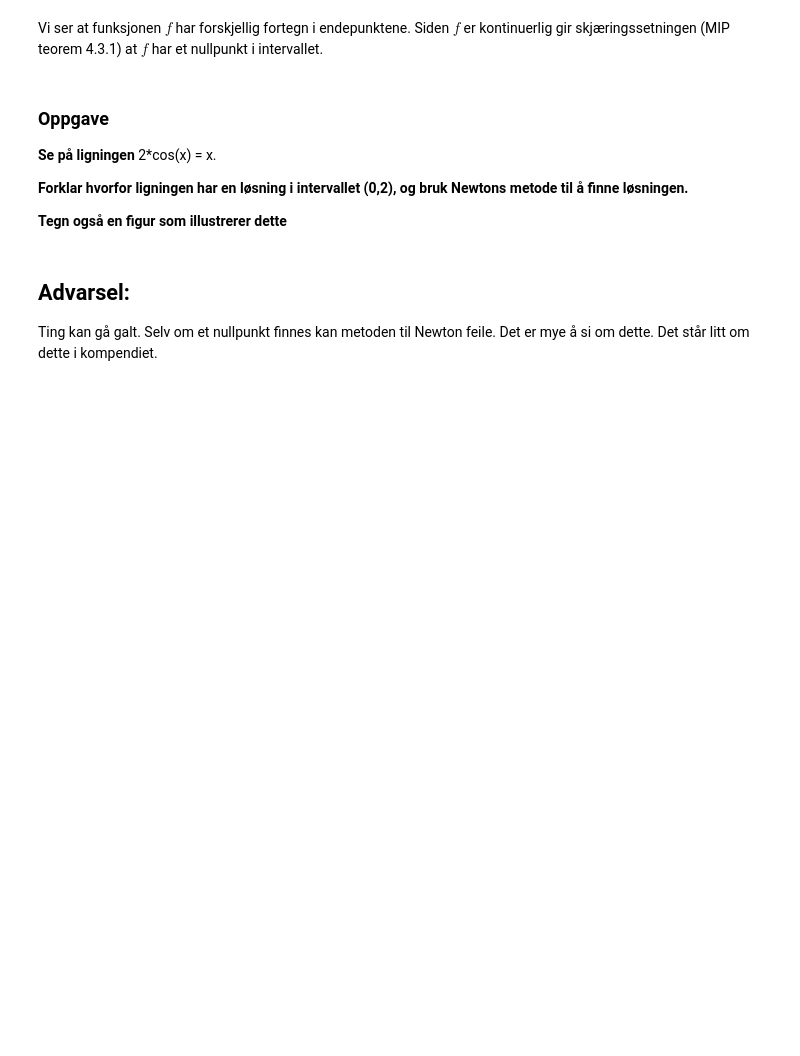
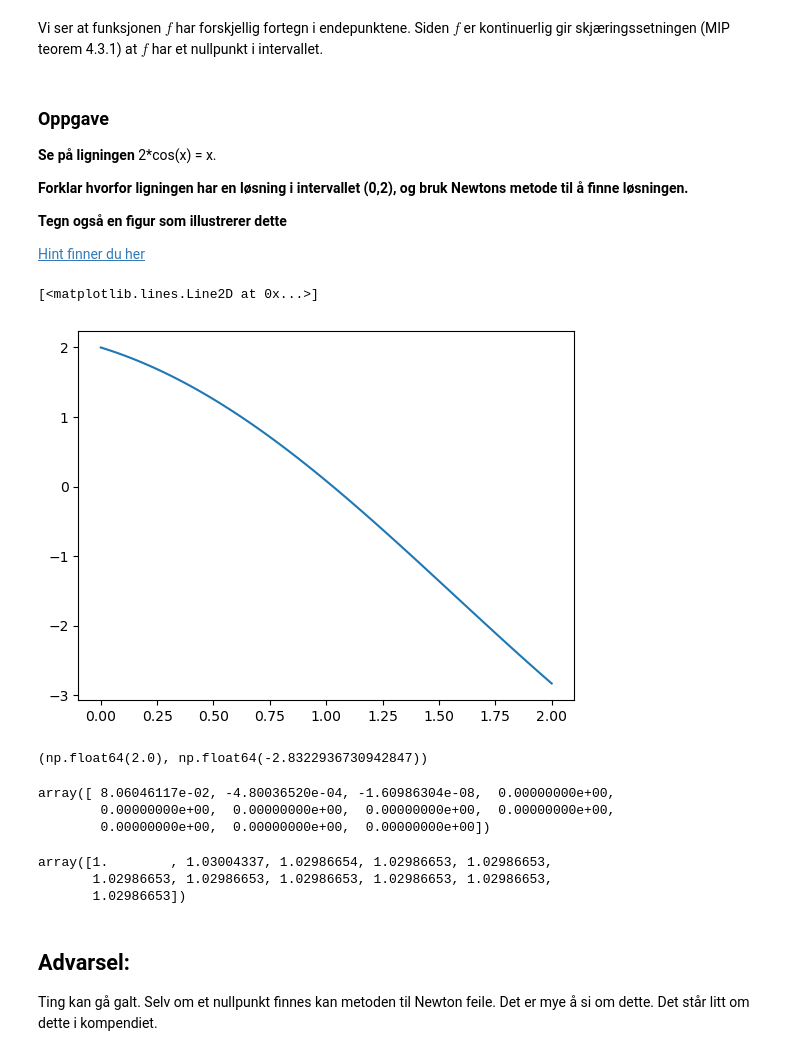
Before and after one commit to mbr085/V26MAT102, a Jupyter notebook: notebooks/uke4/K2_Newtons_metode.ipynb, the cells around one changed output. Drawn from its saved outputs; the diff is of its cells as text; code cells hidden in the pictures; blank space fills up the shorter version.

```diff
--- a/notebooks/uke4/K2_Newtons_metode.ipynb
+++ b/notebooks/uke4/K2_Newtons_metode.ipynb
@@ -302,3 +294,19 @@ Vi ser at funksjonen $f$ har forskjellig fortegn i endepunktene. Siden $f$ er ko
 **Forklar hvorfor ligningen har en løsning i intervallet (0,2), og bruk Newtons metode til å finne løsningen.**
 
 **Tegn også en figur som illustrerer dette**
+
+[Hint finner du her](hint_til_2cosx=x.ipynb)
+# %%
+def g(x):
+    return 2*np.cos(x) - x
+# %%
+xg = np.linspace(0,2, num=100)
+# %%
+plt.plot(xg, g(xg))
+# %% [output]
+[<matplotlib.lines.Line2D at 0x...>]
+[figure, added]
+# %%
+g(0), g(2)
+# %% [output]
+(np.float64(2.0), np.float64(-2.8322936730942847))
@@ -305,3 +318,15 @@ Vi ser at funksjonen $f$ har forskjellig fortegn i endepunktene. Siden $f$ er ko
+# %%
+g(xxg)
+# %% [output]
+array([ 8.06046117e-02, -4.80036520e-04, -1.60986304e-08,  0.00000000e+00,
+        0.00000000e+00,  0.00000000e+00,  0.00000000e+00,  0.00000000e+00,
+        0.00000000e+00,  0.00000000e+00,  0.00000000e+00])
+# %%
+xxg
+# %% [output]
+array([1.        , 1.03004337, 1.02986654, 1.02986653, 1.02986653,
+       1.02986653, 1.02986653, 1.02986653, 1.02986653, 1.02986653,
+       1.02986653])
 # %% [markdown]
 ## Advarsel:
 
```
Also changed, not shown: parts of 13 cells of this notebook, 1 other file.
